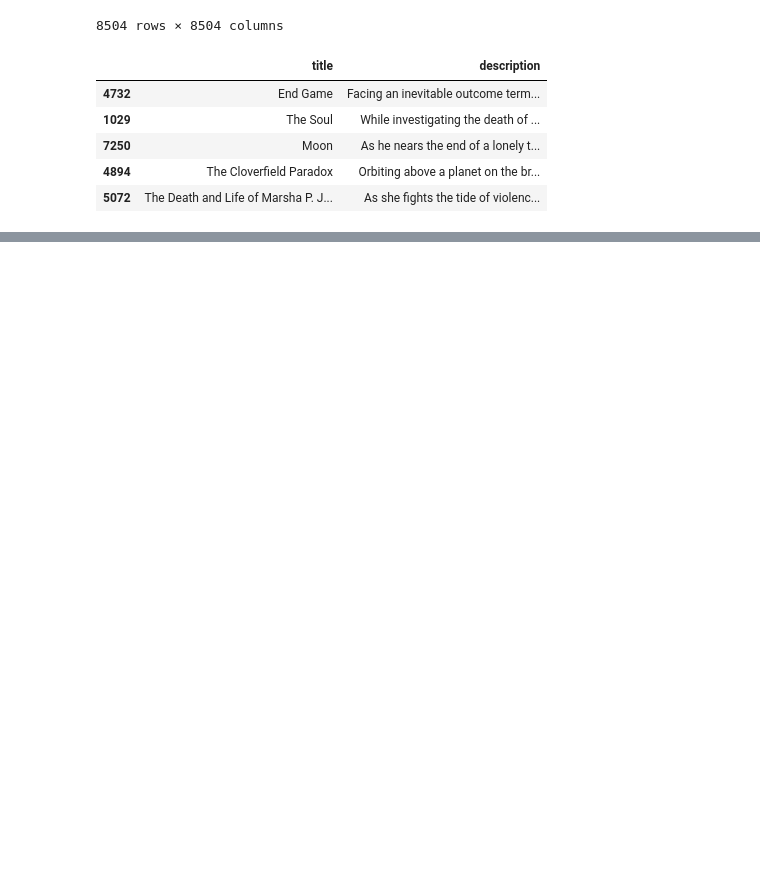
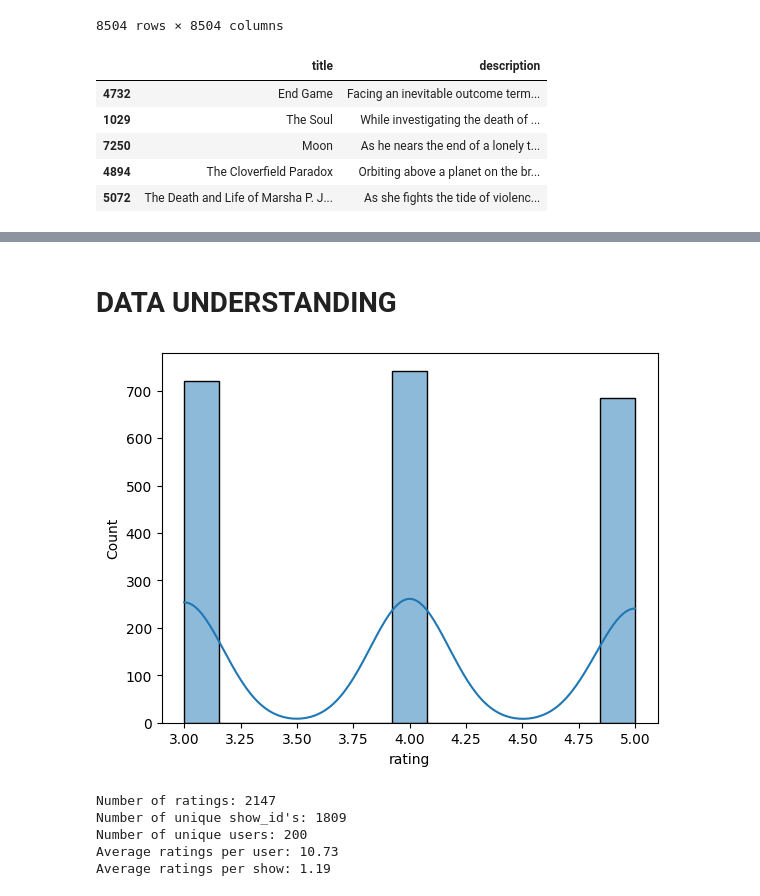
Before and after one commit to madierickson/IntexData, a Jupyter notebook: Recommender_ShowDetailsPage.ipynb, the cells around one changed output, grey strips where cells are left out. Saved outputs shown, nothing was run; the diff lists cells and outputs as text; code cells hidden in the pictures; blank space fills up the shorter version.

```diff
--- a/Recommender_ShowDetailsPage.ipynb
+++ b/Recommender_ShowDetailsPage.ipynb
@@ -184,0 +191,11 @@ get_recommendations("Dick Johnson Is Dead")
+# %%
+import pandas as pd
+
+# Load CineNiche's ratings data
+df_triple = pd.read_csv('movies_ratings.csv')
+
+# Sort like in the textbook example (for consistency, though not strictly required)
+df_triple.sort_values(by=['user_id', 'show_id'], inplace=True)
+
+# Preview the result
+df_triple.head()
@@ -184,0 +209,25 @@ get_recommendations("Dick Johnson Is Dead")
+# %% [markdown]
+# DATA UNDERSTANDING
+# %%
+import seaborn as sns
+import matplotlib.pyplot as plt
+
+sns.histplot(data=df_triple, x='rating', kde=True);
+# %% [output]
+[figure, added]
+# %%
+n_ratings = len(df_triple)
+n_movies = df_triple['show_id'].nunique()
+n_users = df_triple['user_id'].nunique()
+
+print(f"Number of ratings: {n_ratings}")
+print(f"Number of unique show_id's: {n_movies}")
+print(f"Number of unique users: {n_users}")
+print(f"Average ratings per user: {round(n_ratings / n_users, 2)}")
+print(f"Average ratings per show: {round(n_ratings / n_movies, 2)}")
+# %% [output]
+Number of ratings: 2147
+Number of unique show_id's: 1809
+Number of unique users: 200
+Average ratings per user: 10.73
+Average ratings per show: 1.19
```
Also changed, not shown: parts of 17 cells of this notebook.
